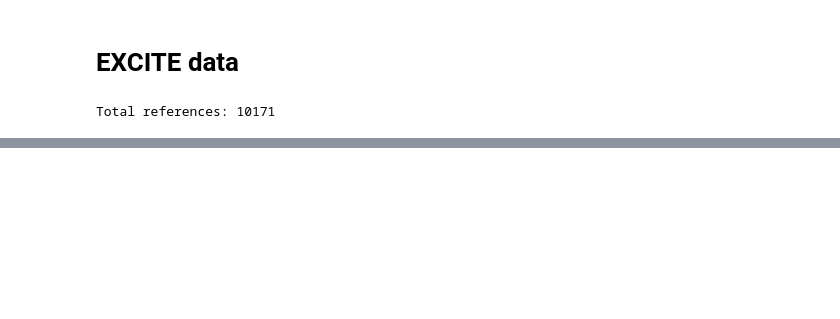
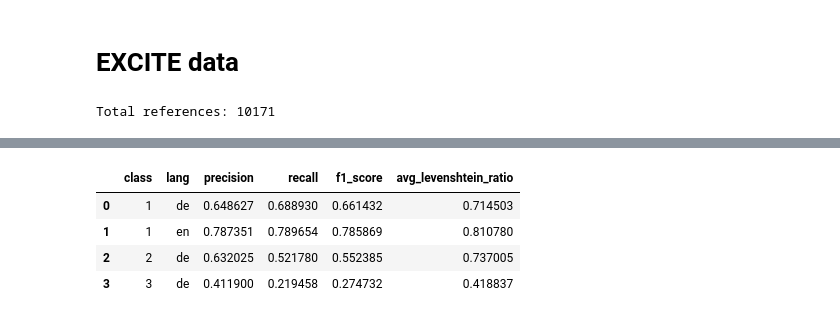
Before and after one commit to odoma-ch/ssh-citation-index, a Jupyter notebook: citation_extraction_eval.ipynb, the cells around one changed output, grey strips where cells are left out. Cells and saved outputs as stored; diff of their text form; code cells hidden in the pictures; blank space fills up the shorter version.

```diff
--- a/citation_extraction_eval.ipynb
+++ b/citation_extraction_eval.ipynb
@@ -278,0 +360,9 @@ MuPDF error: format error: No default Layer config
+# %%
+# group by class and lang and calculate avg precision, recall, f1_score, avg_levenshtein_ratio
+pdf_df.groupby(['class', 'lang']).agg({'precision': 'mean', 'recall': 'mean', 'f1_score': 'mean', 'avg_levenshtein_ratio': 'mean'}).reset_index()
+# %% [output]
+|  | class | lang | precision | recall | f1_score | avg_levenshtein_ratio |
+| 0 | 1 | de | 0.648627 | 0.688930 | 0.661432 | 0.714503 |
+| 1 | 1 | en | 0.787351 | 0.789654 | 0.785869 | 0.810780 |
+| 2 | 2 | de | 0.632025 | 0.521780 | 0.552385 | 0.737005 |
+| 3 | 3 | de | 0.411900 | 0.219458 | 0.274732 | 0.418837 |
```
Also changed, not shown: parts of 8 cells of this notebook, 2 other files.
